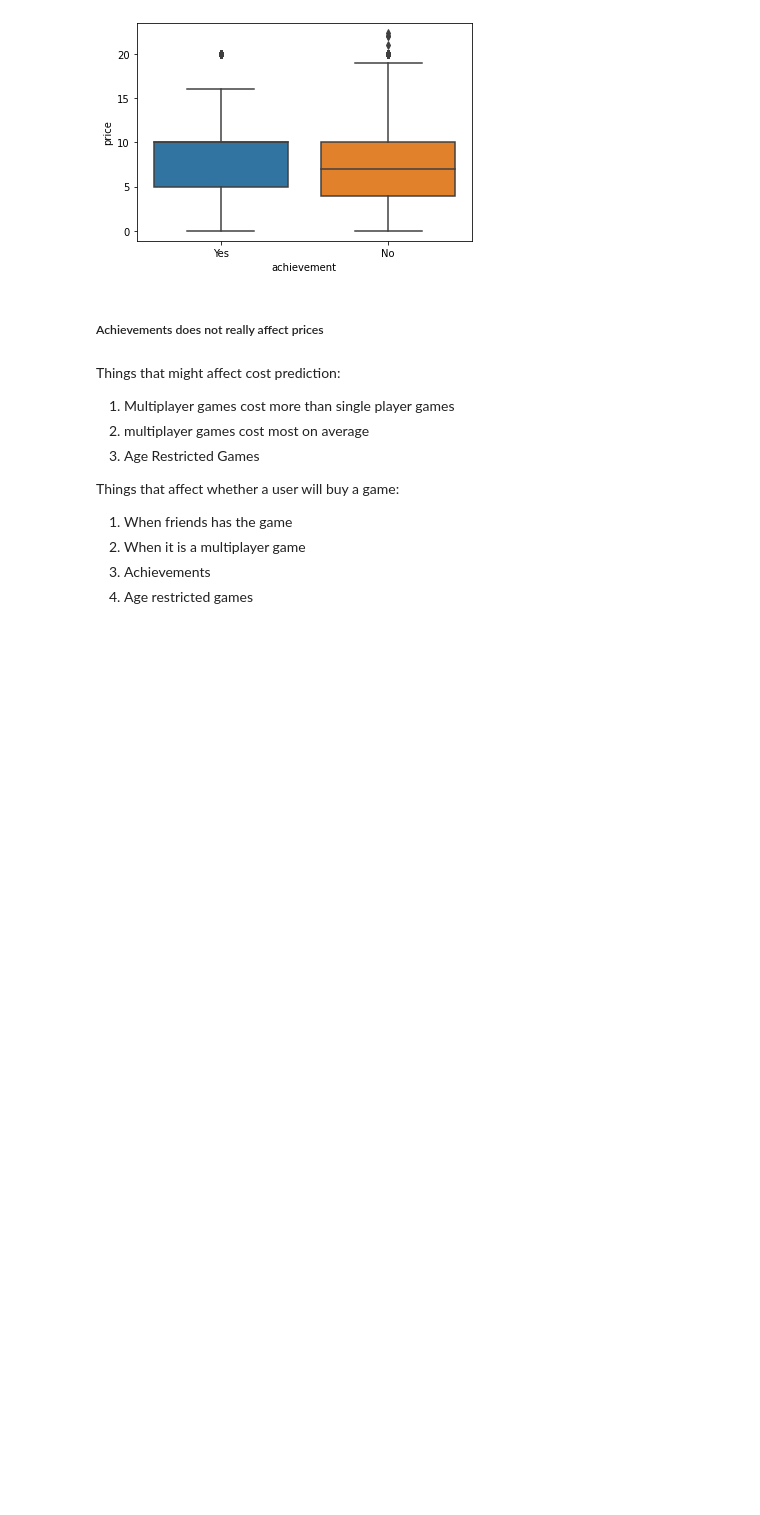
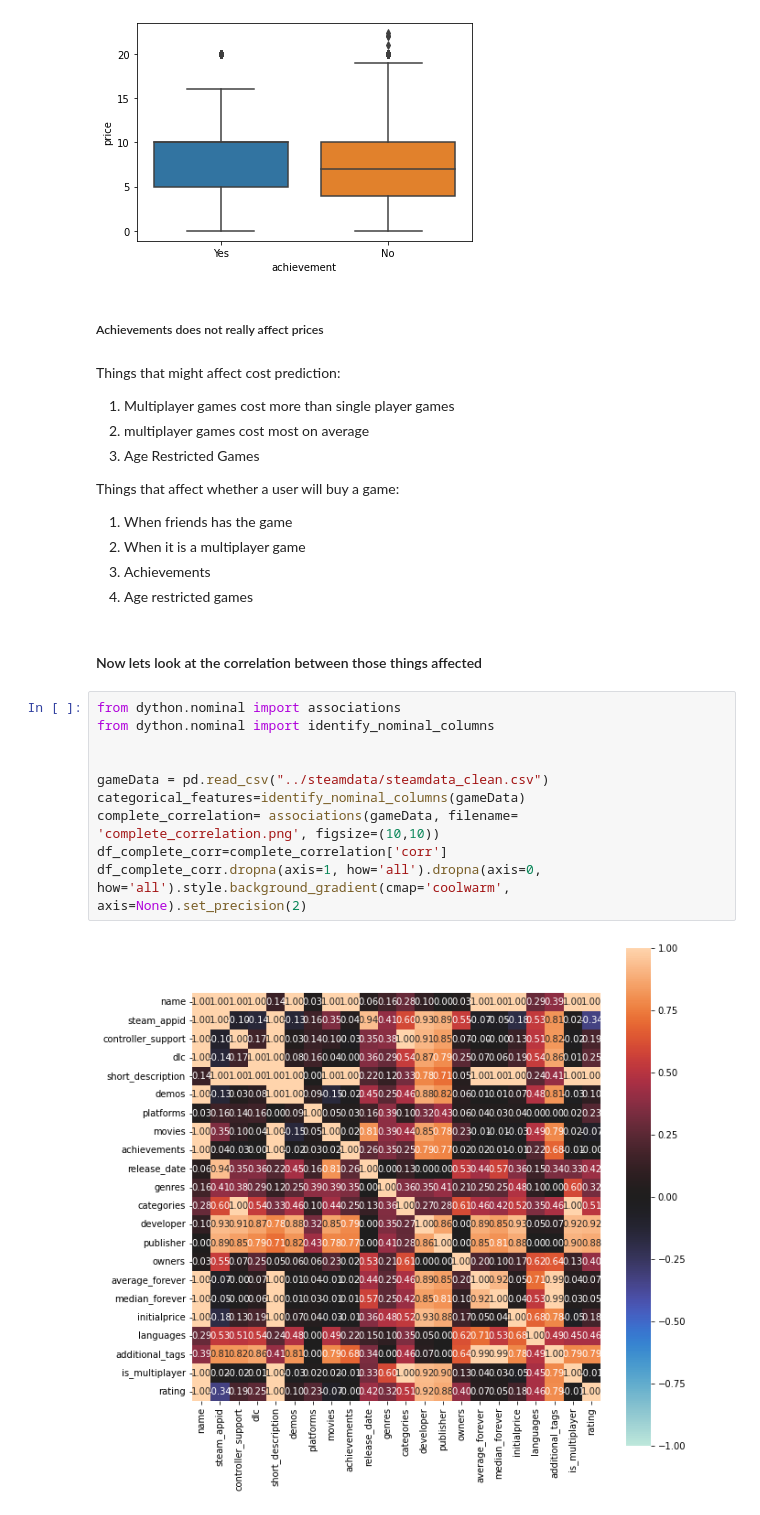
Before and after one commit to bryan9898/1015, a Jupyter notebook: Main/Main.ipynb, the cells around one changed output. Saved outputs shown, nothing was run; the diff lists cells and outputs as text; blank space fills up the shorter version.

```diff
--- a/Main/Main.ipynb
+++ b/Main/Main.ipynb
@@ -482,3 +482,17 @@ Things that affect whether a user will buy a game:
 2) When it is a multiplayer game
 3) Achievements
 4) Age restricted games
+# %% [markdown]
+#### Now lets look at the correlation between those things affected
+# %%
+from dython.nominal import associations
+from dython.nominal import identify_nominal_columns
+
+
+gameData = pd.read_csv("../steamdata/steamdata_clean.csv")
+categorical_features=identify_nominal_columns(gameData)
+complete_correlation= associations(gameData, filename= 'complete_correlation.png', figsize=(10,10))
+df_complete_corr=complete_correlation['corr']
+df_complete_corr.dropna(axis=1, how='all').dropna(axis=0, how='all').style.background_gradient(cmap='coolwarm', axis=None).set_precision(2)
+# %% [output]
+[figure, added]
```
Also changed, not shown: parts of 2 cells of this notebook, 1 other file.
